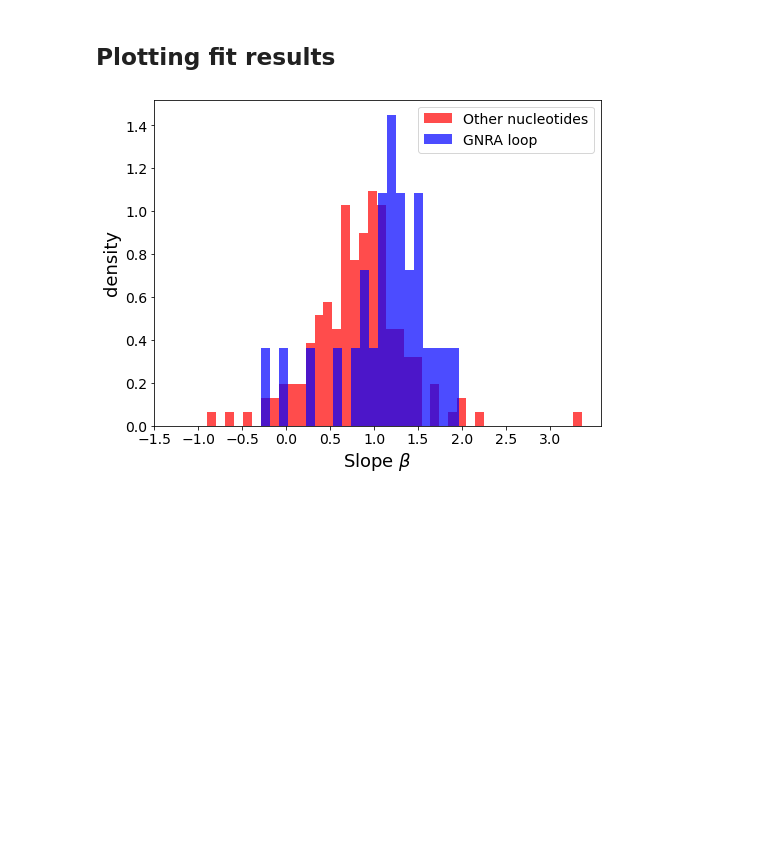
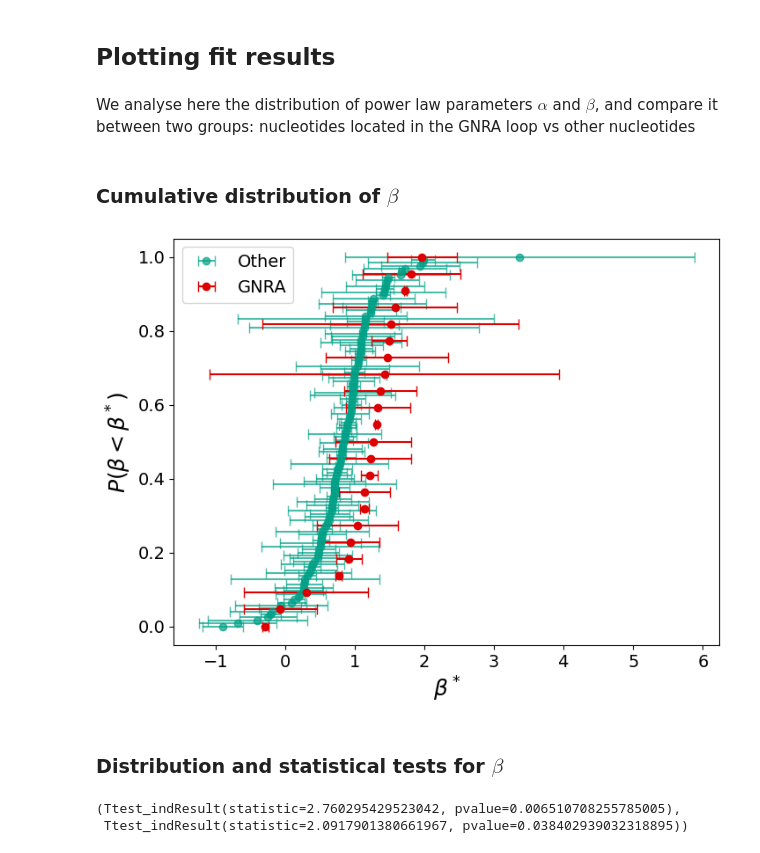
Before and after one commit to bussilab/shape-grandcanonical-md, a Jupyter notebook: experiments/experiments.ipynb, the cells around one changed output. Cells and saved outputs as stored; diff of their text form; code cells hidden in the pictures; blank space fills up the shorter version.

```diff
--- a/experiments/experiments.ipynb
+++ b/experiments/experiments.ipynb
@@ -127,16 +279,66 @@ GGACCUCUCGAAAGAGUGGUCC
 # %% [markdown]
 ## Plotting fit results
-# %%
-x = np.ones(len(slope))+slope
-x1 = np.ones(len(slope1))+slope1
-plt.figure(figsize=(8,6))
-plt.hist(x1, color = 'red', bins=int((np.max(x1)-np.min(x1))/0.1),alpha=0.7, density=True, label='Other nucleotides')
-plt.hist(x, color = 'blue', bins=int((np.max(x)-np.min(x))/0.1),alpha=0.7, density=True, label='GNRA loop')
-plt.xlabel(r'Slope $\beta$', fontsize=18)
-plt.ylabel(r'density', fontsize=18)
-plt.xticks(np.arange(-1.5,3.5,0.5),fontsize=14)
-plt.yticks(fontsize=14)
-plt.legend(fontsize=14)
-plt.savefig("/Users/ncalonac/Documents/GitHub/paper-shapemd/Figures/slopes_distr.png", dpi=300)
-# %% [output]
-[figure, removed]
+# %% [markdown]
+We analyse here the distribution of power law parameters $\alpha$ and $\beta$, and compare it between two groups: nucleotides located in the GNRA loop vs other nucleotides
+# %%
+# Get power law from linearized fit
+
+gnra_beta = np.ones(len(slope))+slope
+g1_beta = np.ones(len(slope_g1))+slope_g1
+
+other_beta = np.ones(len(slope1))+slope1
+
+gnra_alpha = np.exp(inter)
+g1_alpha = np.exp(inter_g1)
+
+other_alpha = np.exp(inter1)
+# %% [markdown]
+### Cumulative distribution of $\beta$
+# %%
+gnra_err = np.array(slope_err)
+other_err = np.array(slope1_err)
+
+idx_gnra = np.argsort(gnra_beta)
+idx_other = np.argsort(other_beta)
+# %%
+plt.figure(figsize = (8,6))
+
+plt.errorbar(x = other_beta[idx_other],
+             y = np.array(range(len(other_beta)))/(len(other_beta)-1),
+             xerr = other_err[idx_other],
+             fmt = 'o',
+             capsize = 4.5,
+             color = '#00A087FF',
+             label = "Other",
+             alpha = .7,
+             barsabove = False)
+
+plt.errorbar(x = gnra_beta[idx_gnra],
+             y = np.array(range(len(gnra_beta)))/(len(gnra_beta)-1),
+             xerr = other_err[idx_gnra],
+             fmt = 'o',
+             capsize = 4.5,
+             color = "#DC0000FF",
+             label = "GNRA",
+             barsabove = False)
+
+
+plt.ylabel(r"$P(\beta<\beta^*)$", size = 18)
+plt.xlabel(r"$\beta^*$", size = 18)
+
+plt.xticks(size = 14)
+plt.yticks(size = 14)
+
+plt.legend(fontsize = 14)
+plt.savefig("beta_exp_scatter.png", dpi = 300)
+# %% [output]
+[figure, added]
+# %% [markdown]
+### Distribution and statistical tests for $\beta$
+# %%
+from scipy import stats
+
+stats.ttest_ind(gnra_beta,other_beta),stats.ttest_ind(g1_beta,other_beta)
+# %% [output]
+(Ttest_indResult(statistic=2.760295429523042, pvalue=0.006510708255785005),
+ Ttest_indResult(statistic=2.0917901380661967, pvalue=0.038402939032318895))
```
Also changed, not shown: parts of 10 cells of this notebook.
